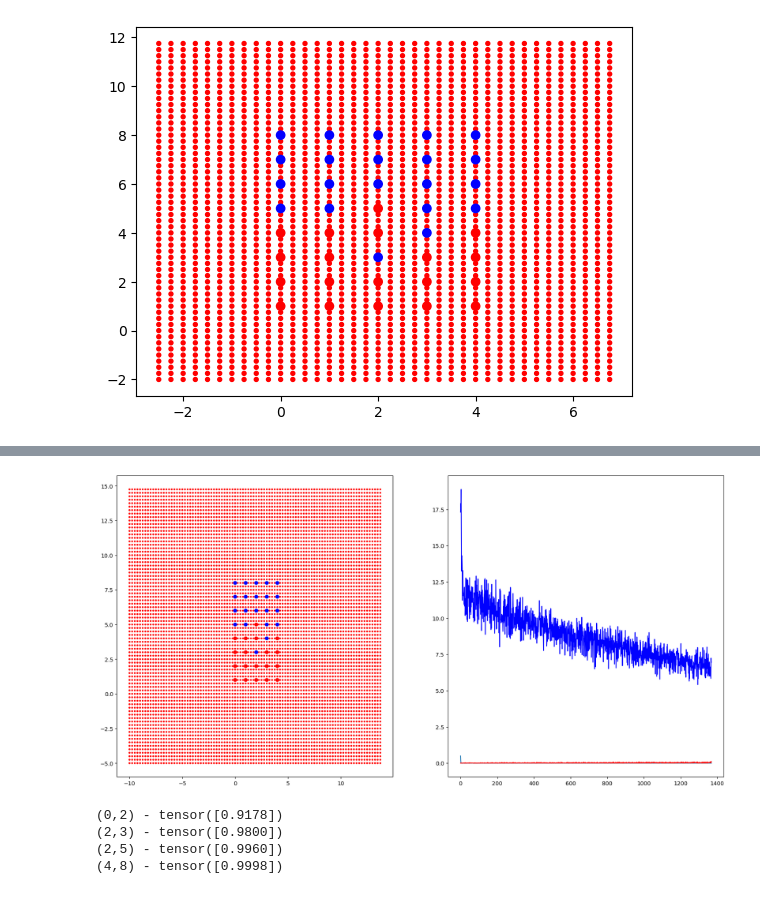
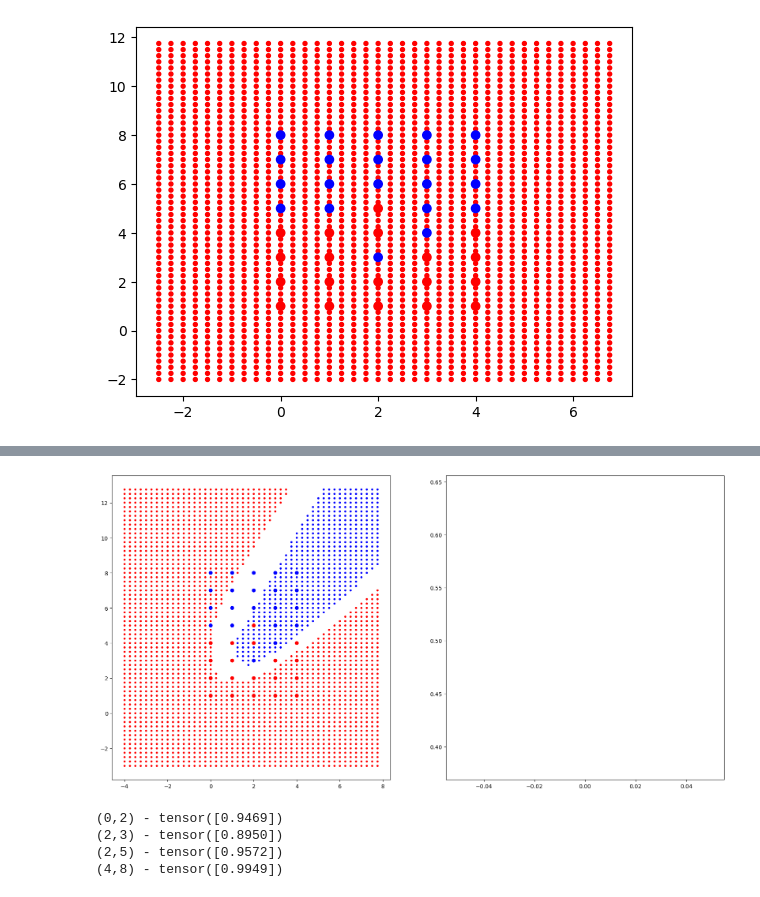
Before and after one commit to PatatoBy/SEAI, a Jupyter notebook: modello_fiaschi.ipynb, the cells around one changed output, grey strips where cells are left out. Drawn from its saved outputs; the diff is of its cells as text; code cells hidden in the pictures.

Commit message:
Model fix and y==0 test

```diff
--- a/modello_fiaschi.ipynb
+++ b/modello_fiaschi.ipynb
@@ -186,7 +175,7 @@ class ModelloF(nn.Module):
 #INIZIALIZZAZIONE SEED, MODELLO E DATALOADERS
 
 torch.manual_seed(66)
-modello = ModelloF(2,1,100, False)
+modello = ModelloF(2,1,100)
 dl0 = torch.utils.data.DataLoader(train_data0, batch_size = 8, shuffle = True)
 dl1 = torch.utils.data.DataLoader(train_data1, batch_size = 8, shuffle = True)
 # %%
@@ -258,31 +230,32 @@ while e_L1 < .1:
 # %%
-#PLOT FASE 2
+# PLOT FASE 2
 # while modello(torch.tensor([2.,5.])).detach().numpy() > 0.45:
 #     modello.train(dl0, 'L2')
 
 fig, plot = plt.subplots(1, 2, figsize=(20, 10))
 with torch.no_grad():
-    points = [[x/4, y/4, modello(torch.tensor([x/4*1.0,y/4*1.0]))] for x in range(-10*4,14*4) for y in range(-5*4,15*4)]
+    points = [[x/4, y/4, modello(torch.tensor([x/4*1.0,y/4*1.0]), 'inference')] for x in range(-4*4,8*4) for y in range(-3*4,13*4)]
     colori = ['blue' if p[2][0] < 0.4 else 'red' if p[2][0] > 0.6 else 'white' for p in points]
 
-    plot[0].scatter([p[0] for p in points], [p[1] for p in points], c = colori, s=6)
+
+    plot[0].scatter([p[0] for p in points], [p[1] for p in points], c = colori, s=8)
     plot[0].scatter([p[0] for p in dataset],[p[1] for p in dataset], c=['red' if i == 1 else 'blue' for i in labels])
     plot[1].plot([x for x in range(len(err))], err,label='in training')
-    plot[1].plot([x for x in range(len(err_L1))], err_L1,label='L1',color='red')
+    plot[1].plot([x for x in range(len(err_L1))], err_L1,label='L1',color = 'red')
     plot[1].plot([x for x in range(len(err_L2))], err_L2,label='L2',color = 'blue')
     plt.show()
 
 # RED -> y == 1 [NON DEVE ENTRARE]
 # BLUE -> y == 0 [PUO ENTRARE]
 # WHITE -> indecisione
 # %% [output]
-[figure, old version]
+[figure, new version]
 # %%
 ptt = [(0,2),(2,3),(2,5),(4,8)]
 for x, y in ptt:
-    print(f'({x},{y}) - {modello(torch.tensor([x,y], dtype = torch.float))}')
+    print(f'({x},{y}) - {modello(torch.tensor([x,y], dtype = torch.float), 'inference')}')
 # %% [output]
-(0,2) - tensor([0.9178])
-(2,3) - tensor([0.9800])
-(2,5) - tensor([0.9960])
-(4,8) - tensor([0.9998])
+(0,2) - tensor([0.9469])
+(2,3) - tensor([0.8950])
+(2,5) - tensor([0.9572])
+(4,8) - tensor([0.9949])
```
Also changed, not shown: parts of 6 cells of this notebook.
